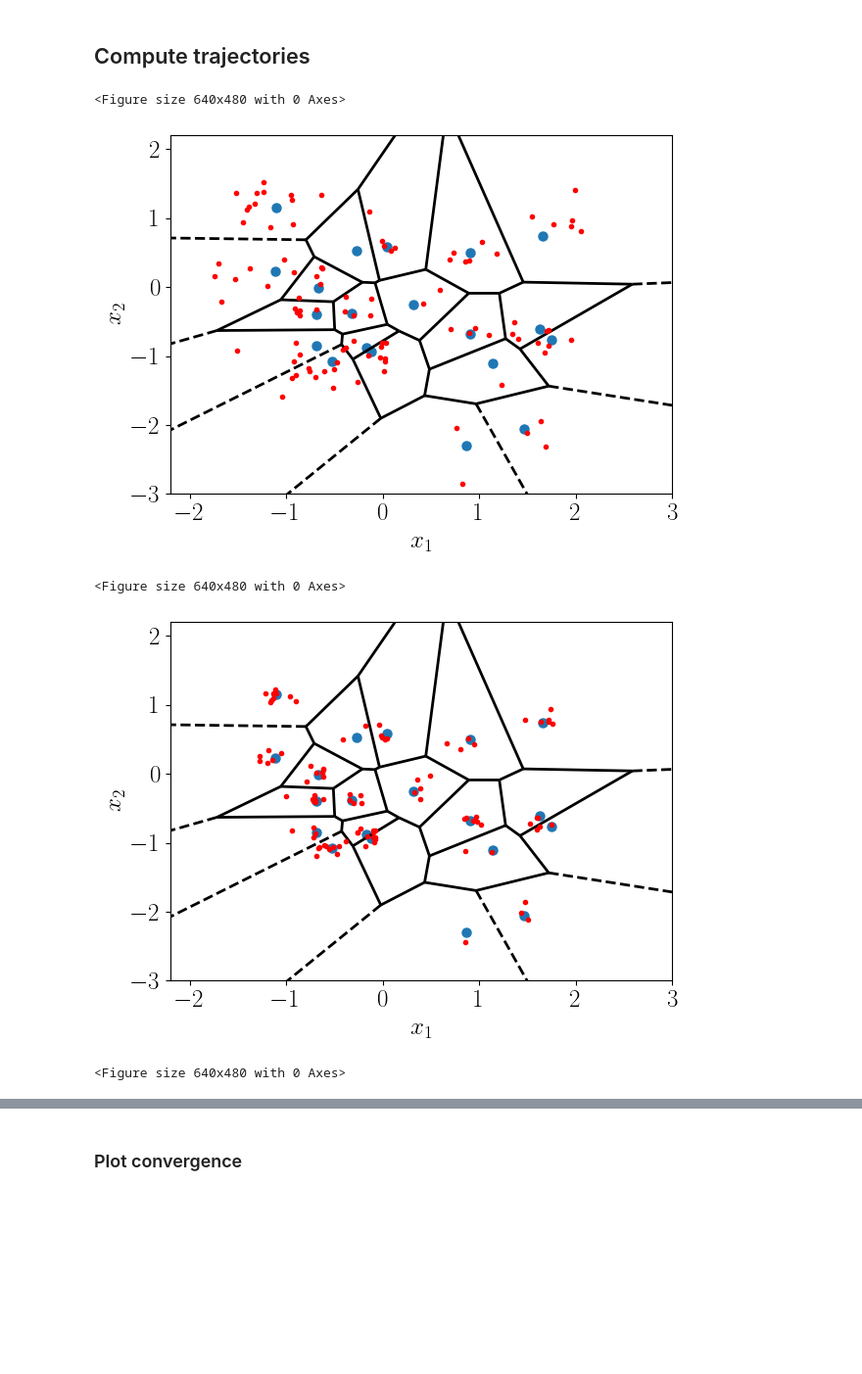
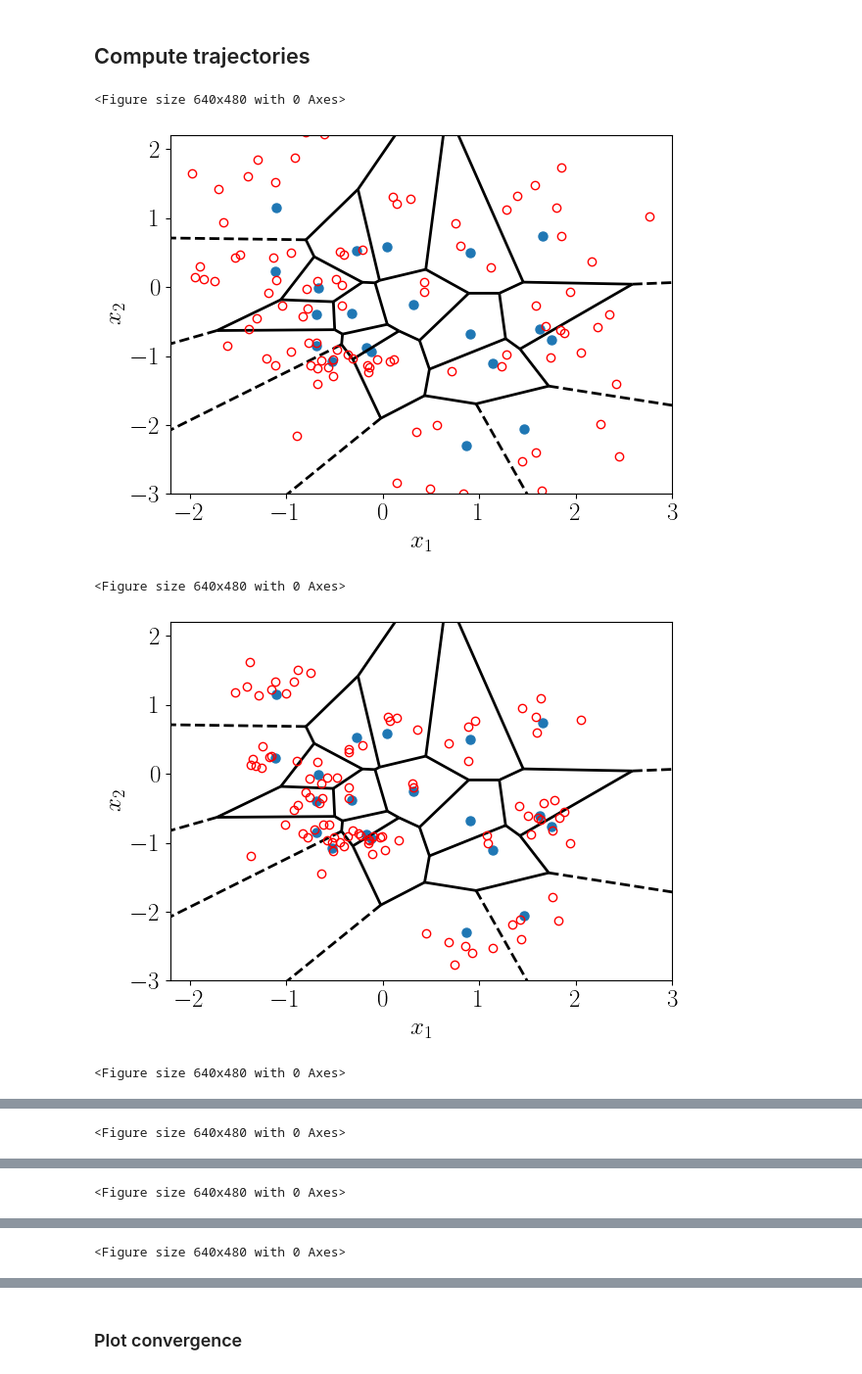
Before and after one commit to baptistar/DiffusionModelDynamics, a Jupyter notebook: 2DGaussianPoints/VE_TikonovRegularization.ipynb, the cells around one changed output, grey strips where cells are left out. Shown: that part at 98% size. Drawn from its saved outputs; the diff is of its cells as text; code cells hidden in the pictures; blank space fills up the shorter version.

```diff
--- a/2DGaussianPoints/VE_TikonovRegularization.ipynb
+++ b/2DGaussianPoints/VE_TikonovRegularization.ipynb
@@ -38,14 +38,14 @@ plt.show()
 # %% [markdown]
 ## Define models
 # %%
-from score_models import VE, GMM_score_regularized
+from score_models import VE, GMM_score_TikhonovRegularized
 
 # define forward process
 model = VE()
 model.eps = 0.
 
 # define regularized GMM
-gmm_train = GMM_score_regularized(torch.tensor(data, dtype=torch.float32), model.marginal_prob_mean, \
+gmm_train = GMM_score_TikhonovRegularized(torch.tensor(data, dtype=torch.float32), model.marginal_prob_mean, \
                                    model.marginal_prob_std, model.diffusion_coeff, constant=0.1)
 
 # test network
@@ -59,40 +59,64 @@ torch.Size([1000, 2])
 ## Compute trajectories
 # %%
 # define latent samples
-batch_size = 100
+batch_size = 1000
 latents = torch.randn(batch_size, dim).to(device)
 
 # define regularization parameter constants
-constant_vect = [0.05,0.01,0.005]
+constant_vect = torch.logspace(-1,-5,9) #[0.1,0.01,0.001,1e-4,1e-5] #[0.1,0.05,0.01,0.005,0.001,1e-4,1e-5]
 
-folder = 'figures/VEreg'
+# define array to store number of collapsed points
+count_const_vect = torch.zeros(len(constant_vect))
+
+# define number of points for plotting
+plotting_pts = 100
+tolerance = 1e-2
+
+folder = 'figures/VE_Tikhonov'
 # create folder to save results if it doesn't exixt
 import os
 if not os.path.exists(folder):
     os.makedirs(folder)
 
-for const in constant_vect:
+for (kk,const) in enumerate(constant_vect):
 
     # define GMM
-    gmm_train = GMM_score_regularized(torch.tensor(data, dtype=torch.float32), model.marginal_prob_mean, \
+    gmm_train = GMM_score_TikhonovRegularized(torch.tensor(data, dtype=torch.float32), model.marginal_prob_mean, \
                                        model.marginal_prob_std, model.diffusion_coeff, constant=const)
 
     # evaluate ODE and SDE paths
     GMM_t, GMM_x = model.ODEsampler(gmm_train, latents)
+    final_pts = GMM_x[:,:,-1]
 
     # plot final points
     plt.figure()
     fig = voronoi_plot_2d(vor, show_vertices=False, line_width=2, point_size=13)
-    plt.plot(GMM_x[:,0,-1], GMM_x[:,1,-1], '.r')
+    plt.plot(final_pts[:plotting_pts,0], final_pts[:plotting_pts,1], 'or', mfc='none')
     plt.xlabel('$x_1$')
     plt.ylabel('$x_2$')
     plt.xlim(-2.2,3)
     plt.ylim(-3,2.2)
     plt.tight_layout()
-    plt.savefig(folder+'/finalpoints_const_'+str(const)+'.pdf')
+    plt.savefig(folder+'/finalpoints_const_'+str(round(const.item(),6))+'.pdf')
+
+    # check how close each point is to a data point
+    count = 0
+    for i in range(batch_size):
+        dist = torch.sqrt(torch.sum((final_pts[i,:] - torch.tensor(data, dtype=torch.float32))**2, axis=1))
+        if torch.min(dist) < tolerance:
+            count += 1
+    count_const_vect[kk] = count/batch_size
+
+# Plot the fraction of points collapsing to data
+plt.figure()
+plt.semilogx(constant_vect, count_const_vect, '-o')
+plt.xlabel(r'Regularization parameter, $c$')
+plt.ylabel(r'Fraction of samples matching data')
+plt.tight_layout()
+plt.savefig(folder+'/eps_effect.pdf')
 # %% [output]
 <Figure size 640x480 with 0 Axes>
-[figure, old version]
+[figure, new version]
 <Figure size 640x480 with 0 Axes>
-[figure, old version]
+[figure, new version]
 <Figure size 640x480 with 0 Axes>
@@ -99,0 +124 @@ for const in constant_vect:
+<Figure size 640x480 with 0 Axes>
@@ -99,0 +126 @@ for const in constant_vect:
+<Figure size 640x480 with 0 Axes>
@@ -99,0 +128 @@ for const in constant_vect:
+<Figure size 640x480 with 0 Axes>
```
Also changed, not shown: parts of 2 cells of this notebook, 31 other files.
